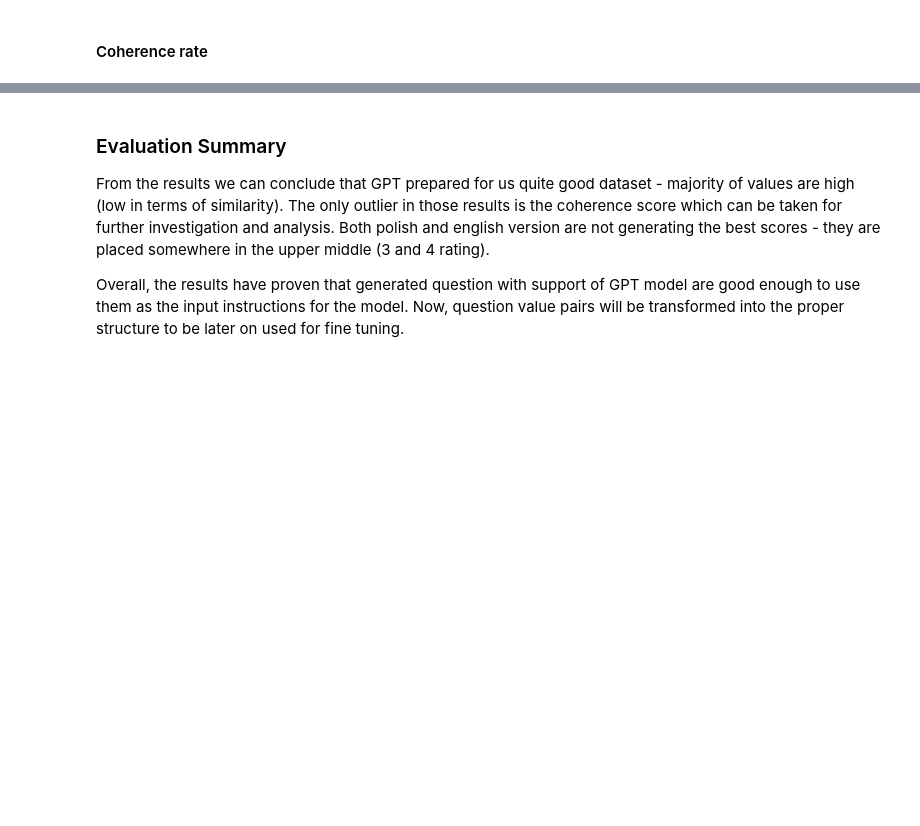
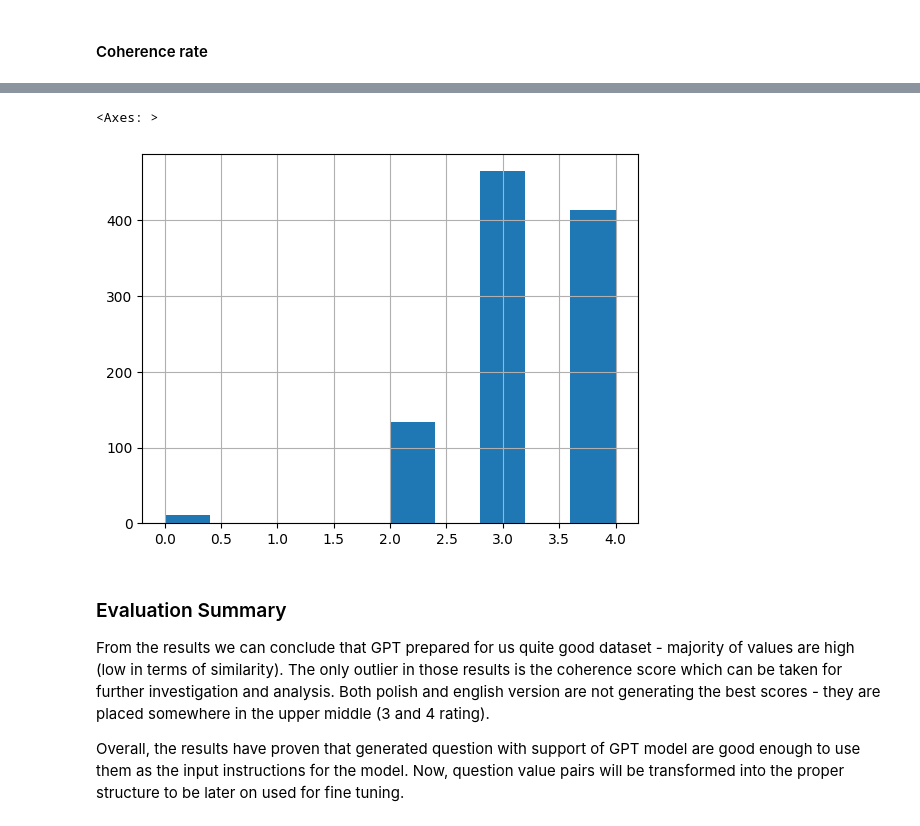
Before and after one commit to witold87/llm-bielik-ft-legal, a Jupyter notebook: src/llm-bielik-ft-data-generation-part-I.ipynb, the cells around one changed output, grey strips where cells are left out. Drawn from its saved outputs; the diff is of its cells as text; code cells hidden in the pictures; blank space fills up the shorter version.

```diff
--- a/src/llm-bielik-ft-data-generation-part-I.ipynb
+++ b/src/llm-bielik-ft-data-generation-part-I.ipynb
@@ -312,3 +296,8 @@ Name: coherence_expl_pl, Length: 1024, dtype: object
+# %%
+pd.plotting.hist_series(df['coherence_rate'])
+# %% [output]
+<Axes: >
+[figure, added]
 # %% [markdown]
 ### Evaluation Summary
 From the results we can conclude that GPT prepared for us quite good dataset - majority of values are high (low in terms of similarity). The only outlier in those results is the coherence score which can be taken for further investigation and analysis. Both polish and english version are not generating the best scores - they are placed somewhere in the upper middle (3 and 4 rating).
```
Also changed, not shown: parts of 15 cells of this notebook.
